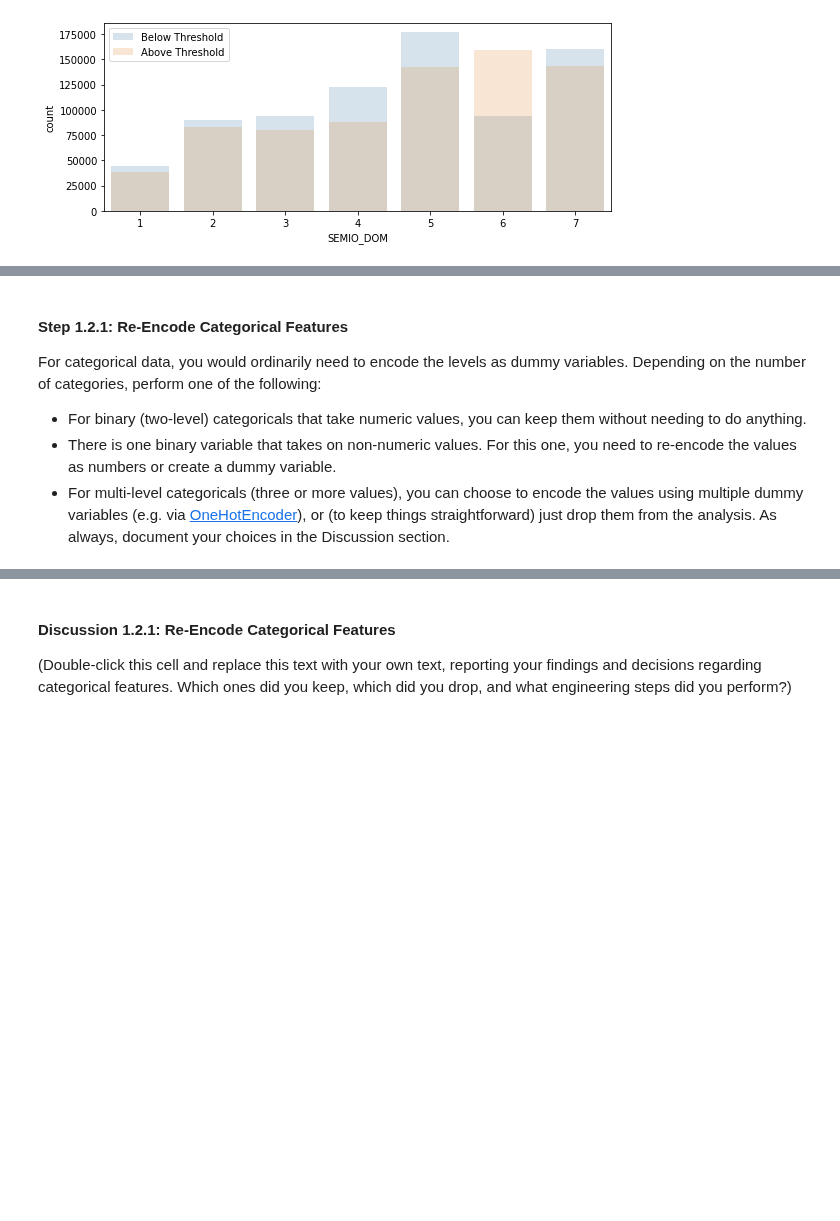
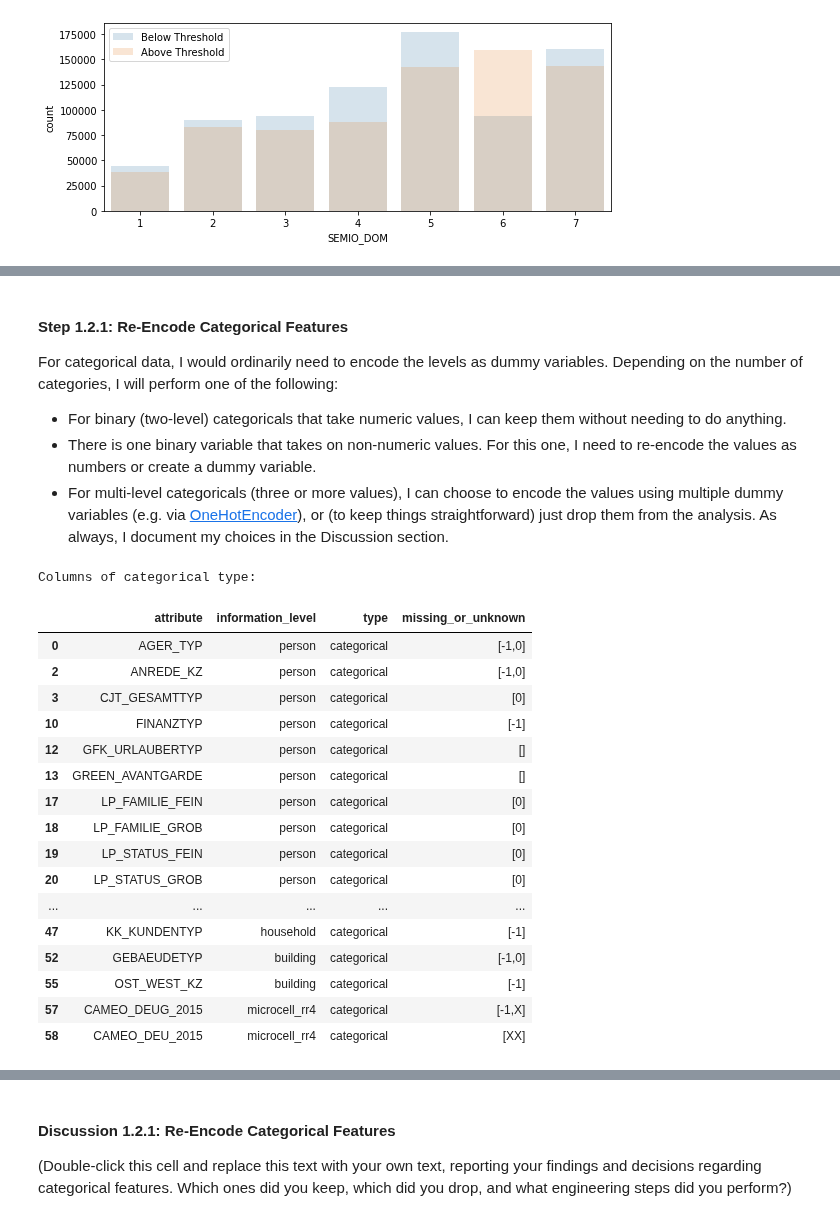
Before and after one commit to paulgureghian/Python_Notebooks, a Jupyter notebook: Create_Cust_Segments/Identify_Cust_Segments/identify_cust_segments.ipynb, the cells around one changed output, grey strips where cells are left out. Drawn from its saved outputs; the diff is of its cells as text; code cells hidden in the pictures; blank space fills up the shorter version.

```diff
--- a/Create_Cust_Segments/Identify_Cust_Segments/identify_cust_segments.ipynb
+++ b/Create_Cust_Segments/Identify_Cust_Segments/identify_cust_segments.ipynb
@@ -518,7 +528,7 @@ Data wrangling is often the trickiest part of the data analysis process, and the
 # %% [markdown]
 #### Step 1.2.1: Re-Encode Categorical Features
 
-For categorical data, you would ordinarily need to encode the levels as dummy variables. Depending on the number of categories, perform one of the following:
-- For binary (two-level) categoricals that take numeric values, you can keep them without needing to do anything.
-- There is one binary variable that takes on non-numeric values. For this one, you need to re-encode the values as numbers or create a dummy variable.
-- For multi-level categoricals (three or more values), you can choose to encode the values using multiple dummy variables (e.g. via [OneHotEncoder](http://scikit-learn.org/stable/modules/generated/sklearn.preprocessing.OneHotEncoder.html)), or (to keep things straightforward) just drop them from the analysis. As always, document your choices in the Discussion section.
+For categorical data, I would ordinarily need to encode the levels as dummy variables. Depending on the number of categories, I will perform one of the following:
+- For binary (two-level) categoricals that take numeric values, I can keep them without needing to do anything.
+- There is one binary variable that takes on non-numeric values. For this one, I need to re-encode the values as numbers or create a dummy variable.
+- For multi-level categoricals (three or more values), I can choose to encode the values using multiple dummy variables (e.g. via [OneHotEncoder](http://scikit-learn.org/stable/modules/generated/sklearn.preprocessing.OneHotEncoder.html)), or (to keep things straightforward) just drop them from the analysis. As always, I document my choices in the Discussion section.
@@ -529,0 +535,24 @@ For categorical data, you would ordinarily need to encode the levels as dummy va
+# %%
+# Store and print categorical type column names .
+categorical_type = feat_info[feat_info['type'] == 'categorical']
+print("Columns of categorical type: ", '\n')
+categorical_type
+# %% [output]
+Columns of categorical type:
+|  | attribute | information_level | type | missing_or_unknown |
+| 0 | AGER_TYP | person | categorical | [-1,0] |
+| 2 | ANREDE_KZ | person | categorical | [-1,0] |
+| 3 | CJT_GESAMTTYP | person | categorical | [0] |
+| 10 | FINANZTYP | person | categorical | [-1] |
+| 12 | GFK_URLAUBERTYP | person | categorical | [] |
+| 13 | GREEN_AVANTGARDE | person | categorical | [] |
+| 17 | LP_FAMILIE_FEIN | person | categorical | [0] |
+| 18 | LP_FAMILIE_GROB | person | categorical | [0] |
+| 19 | LP_STATUS_FEIN | person | categorical | [0] |
+| 20 | LP_STATUS_GROB | person | categorical | [0] |
+| ... | ... | ... | ... | ... |
+| 47 | KK_KUNDENTYP | household | categorical | [-1] |
+| 52 | GEBAEUDETYP | building | categorical | [-1,0] |
+| 55 | OST_WEST_KZ | building | categorical | [-1] |
+| 57 | CAMEO_DEUG_2015 | microcell_rr4 | categorical | [-1,X] |
+| 58 | CAMEO_DEU_2015 | microcell_rr4 | categorical | [XX] |
```
Also changed, not shown: parts of 13 cells of this notebook.
